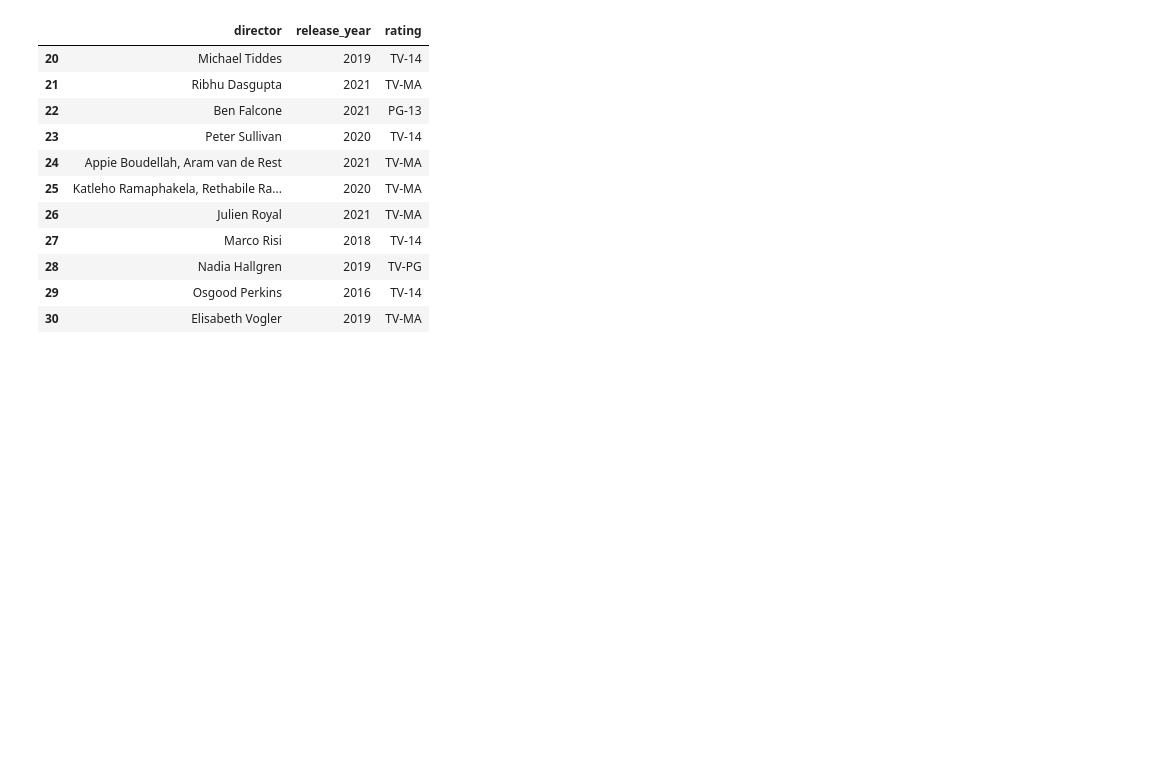
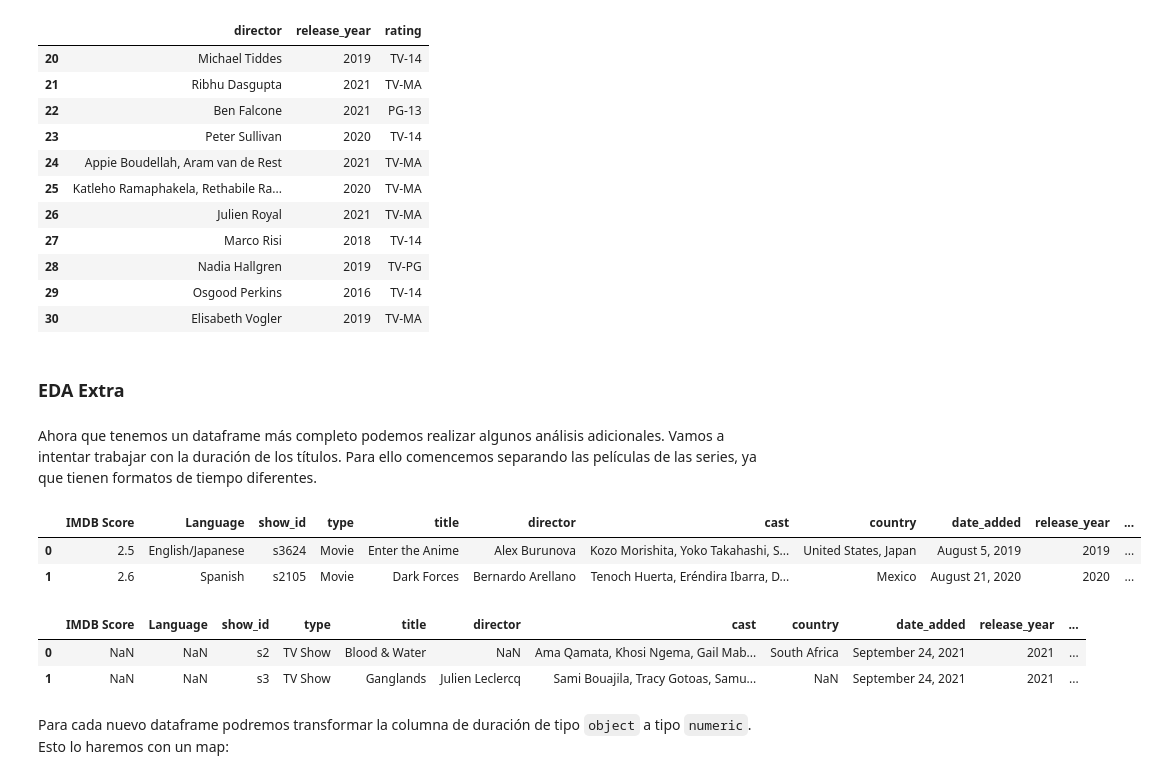
Before and after one commit to yanruwu/hackio-lab-pandas, a Jupyter notebook: laboratorio-modulo2-leccion02-eda-union.ipynb, the cells around one changed output. Saved outputs shown, nothing was run; the diff lists cells and outputs as text; code cells hidden in the pictures; blank space fills up the shorter version.

Commit message:
Extra EDA and final comments

```diff
--- a/laboratorio-modulo2-leccion02-eda-union.ipynb
+++ b/laboratorio-modulo2-leccion02-eda-union.ipynb
@@ -715,3 +715,23 @@ df_merged.iloc[20:31,[5,9,10]]
 | 28 | Nadia Hallgren | 2019 | TV-PG |
 | 29 | Osgood Perkins | 2016 | TV-14 |
 | 30 | Elisabeth Vogler | 2019 | TV-MA |
+# %% [markdown]
+### EDA Extra
+# %% [markdown]
+Ahora que tenemos un dataframe más completo podemos realizar algunos análisis adicionales.
+Vamos a intentar trabajar con la duración de los títulos. Para ello comencemos separando las películas de las series, ya que tienen formatos de tiempo diferentes.
+# %%
+df_movies = df_merged[df_merged["type"] == "Movie"].reset_index(drop = True)
+df_tvshow = df_merged[df_merged["type"] == "TV Show"].reset_index(drop = True)
+
+display(df_movies.head(2))
+display(df_tvshow.head(2))
+# %% [output]
+|  | IMDB Score | Language | show_id | type | title | director | cast | country | date_added | release_year | ... |
+| 0 | 2.5 | English/Japanese | s3624 | Movie | Enter the Anime | Alex Burunova | Kozo Morishita, Yoko Takahashi, S... | United States, Japan | August 5, 2019 | 2019 | ... |
+| 1 | 2.6 | Spanish | s2105 | Movie | Dark Forces | Bernardo Arellano | Tenoch Huerta, Eréndira Ibarra, D... | Mexico | August 21, 2020 | 2020 | ... |
+|  | IMDB Score | Language | show_id | type | title | director | cast | country | date_added | release_year | ... |
+| 0 | NaN | NaN | s2 | TV Show | Blood & Water | NaN | Ama Qamata, Khosi Ngema, Gail Mab... | South Africa | September 24, 2021 | 2021 | ... |
+| 1 | NaN | NaN | s3 | TV Show | Ganglands | Julien Leclercq | Sami Bouajila, Tracy Gotoas, Samu... | NaN | September 24, 2021 | 2021 | ... |
+# %% [markdown]
+Para cada nuevo dataframe podremos transformar la columna de duración de tipo ``object`` a tipo ``numeric``. Esto lo haremos con un map:
```
Also changed, not shown: parts of 12 cells of this notebook.
